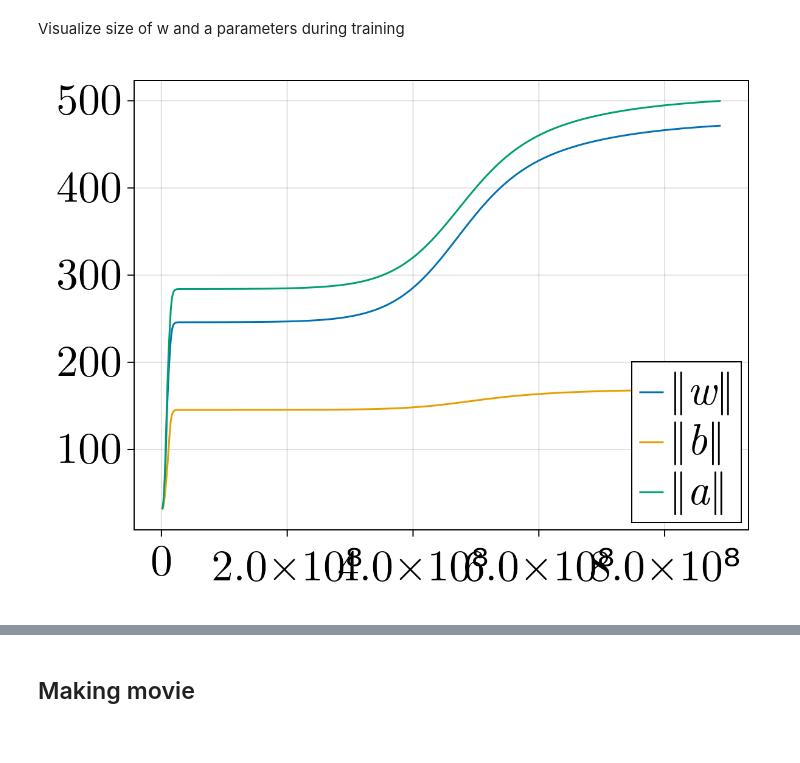
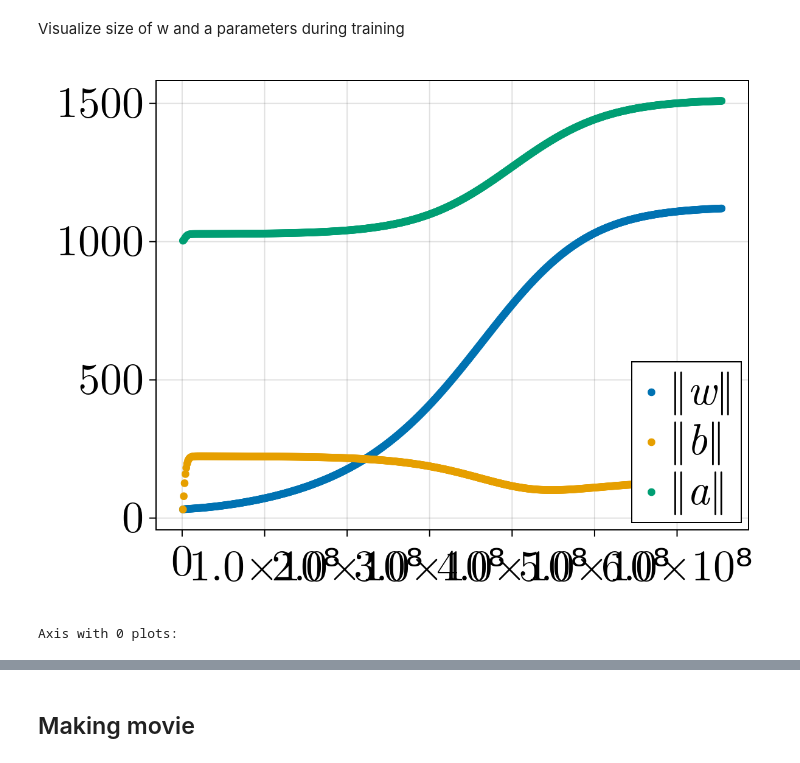
Before and after one commit to DirkBurgers/BEP, a Jupyter notebook: Experiments/Training over time/training.ipynb, the cells around one changed output, grey strips where cells are left out. Cells and saved outputs as stored; diff of their text form; code cells hidden in the pictures.

```diff
--- a/Experiments/Training over time/training.ipynb
+++ b/Experiments/Training over time/training.ipynb
@@ -13,13 +13,13 @@ Create the NN
 # Data parameters
 d = 1
 dataX = [[-1/2], [-1/6], [1/6], [1/2]]
-# dataY = [1/4, 1/30, 1/30, 1/4]
-dataY = [1/4, 1/30, 1/30, 2/30 - 1/4]
+dataY = [1/4, 1/30, 1/30, 1/4]
+# dataY = [1/4, 1/30, 1/30, 2/30 - 1/4]
 
 # NN parameters
 m = 1_000
-γ = 1.75    # w-lag (1.5, 0.25) lr=10, a-lag (1.5, -0.5) lr=1000
-γ′ = 0.0
+γ = 1.5    # w-lag (1.5, 0.25) lr=10, a-lag (1.5, -0.5) lr=1000
+γ′ = -0.5
 
 nn = TwoLayerNN(d, m, γ, γ′)
 
@@ -36,15 +36,19 @@ TrainingData{Float64, Int64}([[-0.5], [-0.16666666666666666], [0.166666666666666
 # %% [markdown]
 Create callback function
 # %%
-w_norms::Vector{Float64} = []
-b_norms::Vector{Float64} = []
-a_norms::Vector{Float64} = []
+w_norms = [norm(nn.w)]
+b_norms = [norm(nn.b)]
+a_norms = [norm(nn.a)]
+ab_norms = [norm(nn.a .* nn.b)]
+wb_norms = [norm(nn.w .* nn.b)]
 
-function mycallback(nn, step, loss)
-    if step % 1000 == 1
+function mycallback(nn, step, loss; ∇=nothing)
+    if step % 1000 == 0
         push!(w_norms, norm(nn.w))
         push!(b_norms, norm(nn.b))
         push!(a_norms, norm(nn.a))
+        push!(ab_norms, norm(nn.a .* nn.b))
+        push!(wb_norms, norm(nn.w .* nn.b))
     end
 end
 # %% [output]
@@ -60,15 +75,20 @@ Visualize size of w and a parameters during training
 # %%
 f = Figure()
 ax = Axis(f[1, 1])
 
 steps = 1000 * (1:length(w_norms)) * learning_rate
 
-w_lines = lines!(ax, steps, w_norms)
-b_lines = lines!(ax, steps, b_norms)
-a_lines = lines!(ax, steps, a_norms)
+w_lines = scatter!(ax, steps, w_norms)
+b_lines = scatter!(ax, steps, b_norms)
+a_lines = scatter!(ax, steps, a_norms)
 
 axislegend(ax, [w_lines, b_lines, a_lines], [L"\Vert w\Vert", L"\Vert b\Vert", L"\Vert a\Vert"], position=:rb)
 
 f
 # %% [output]
-[figure, old version]
+[figure, new version]
+# %%
+f = Figure()
+ax = Axis(f[1, 1], xscale = log10)
+# %% [output]
+Axis with 0 plots:
```
Also changed, not shown: parts of 18 cells of this notebook, 1 other file.
